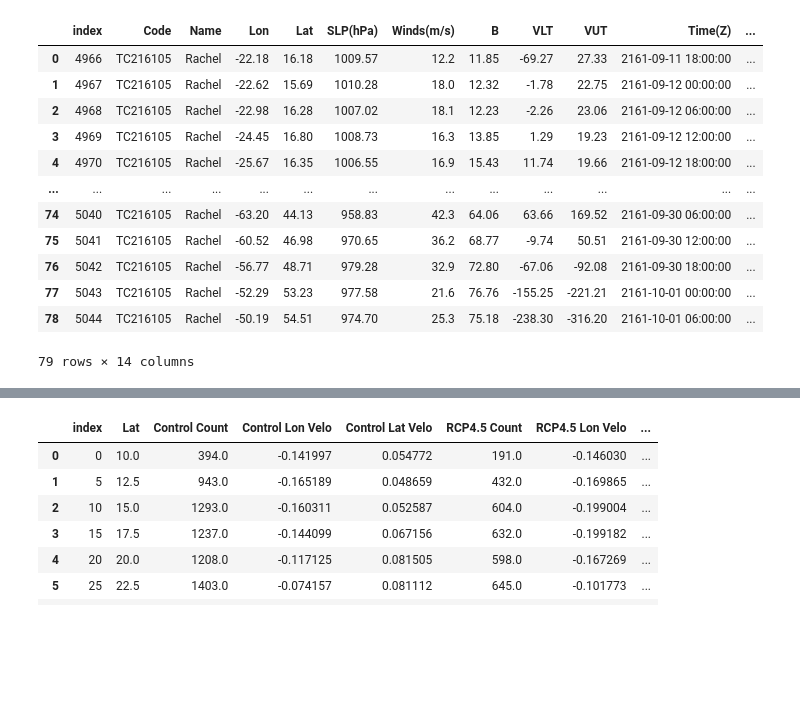
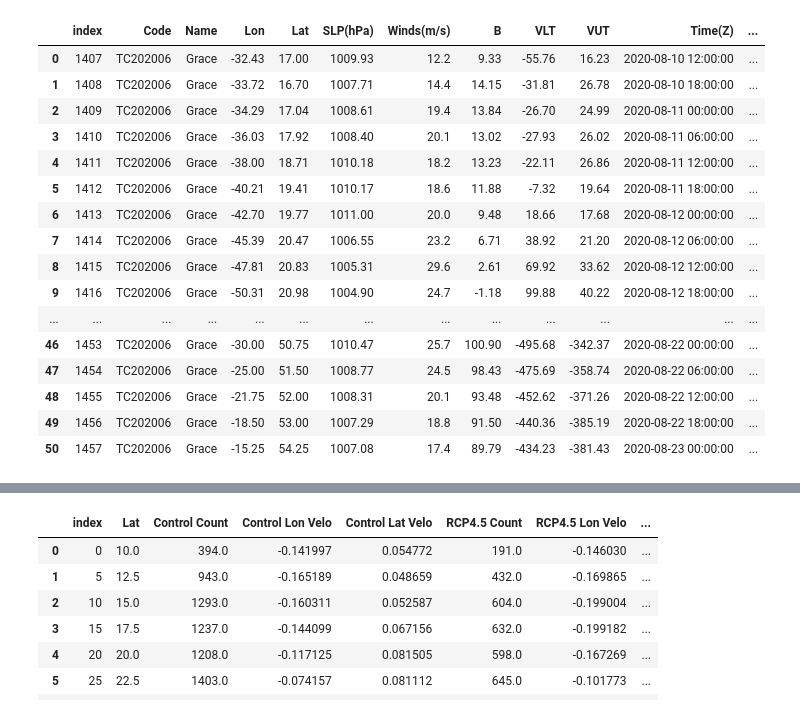
Before and after one commit to Luigi728/ExtraTrack_Github, a Jupyter notebook: RCP_Analysis/RCP_Analysis_V6.4.2.ipynb, the cells around one changed output, grey strips where cells are left out. Drawn from its saved outputs; the diff is of its cells as text; code cells hidden in the pictures; blank space fills up the shorter version.

```diff
--- a/RCP_Analysis/RCP_Analysis_V6.4.2.ipynb
+++ b/RCP_Analysis/RCP_Analysis_V6.4.2.ipynb
@@ -122,22 +107,26 @@ def Find_Velocity(DF_Storm):
     DF_Storm["Lat Diff"] = Lat_Diff
     return (DF_Storm)
 # %%
-DF_Rachel = Find_Storm(RCP85_Data, "TC216105")
-Find_Velocity(DF_Rachel)
+DF_Storm = Find_Storm(RCP45_Data, "TC202006")
+Find_Velocity(DF_Storm)
 # %% [output]
 |  | index | Code | Name | Lon | Lat | SLP(hPa) | Winds(m/s) | B | VLT | VUT | Time(Z) | ... |
-| 0 | 4966 | TC216105 | Rachel | -22.18 | 16.18 | 1009.57 | 12.2 | 11.85 | -69.27 | 27.33 | 2161-09-11 18:00:00 | ... |
-| 1 | 4967 | TC216105 | Rachel | -22.62 | 15.69 | 1010.28 | 18.0 | 12.32 | -1.78 | 22.75 | 2161-09-12 00:00:00 | ... |
-| 2 | 4968 | TC216105 | Rachel | -22.98 | 16.28 | 1007.02 | 18.1 | 12.23 | -2.26 | 23.06 | 2161-09-12 06:00:00 | ... |
-| 3 | 4969 | TC216105 | Rachel | -24.45 | 16.80 | 1008.73 | 16.3 | 13.85 | 1.29 | 19.23 | 2161-09-12 12:00:00 | ... |
-| 4 | 4970 | TC216105 | Rachel | -25.67 | 16.35 | 1006.55 | 16.9 | 15.43 | 11.74 | 19.66 | 2161-09-12 18:00:00 | ... |
+| 0 | 1407 | TC202006 | Grace | -32.43 | 17.00 | 1009.93 | 12.2 | 9.33 | -55.76 | 16.23 | 2020-08-10 12:00:00 | ... |
+| 1 | 1408 | TC202006 | Grace | -33.72 | 16.70 | 1007.71 | 14.4 | 14.15 | -31.81 | 26.78 | 2020-08-10 18:00:00 | ... |
+| 2 | 1409 | TC202006 | Grace | -34.29 | 17.04 | 1008.61 | 19.4 | 13.84 | -26.70 | 24.99 | 2020-08-11 00:00:00 | ... |
+| 3 | 1410 | TC202006 | Grace | -36.03 | 17.92 | 1008.40 | 20.1 | 13.02 | -27.93 | 26.02 | 2020-08-11 06:00:00 | ... |
+| 4 | 1411 | TC202006 | Grace | -38.00 | 18.71 | 1010.18 | 18.2 | 13.23 | -22.11 | 26.86 | 2020-08-11 12:00:00 | ... |
+| 5 | 1412 | TC202006 | Grace | -40.21 | 19.41 | 1010.17 | 18.6 | 11.88 | -7.32 | 19.64 | 2020-08-11 18:00:00 | ... |
+| 6 | 1413 | TC202006 | Grace | -42.70 | 19.77 | 1011.00 | 20.0 | 9.48 | 18.66 | 17.68 | 2020-08-12 00:00:00 | ... |
+| 7 | 1414 | TC202006 | Grace | -45.39 | 20.47 | 1006.55 | 23.2 | 6.71 | 38.92 | 21.20 | 2020-08-12 06:00:00 | ... |
+| 8 | 1415 | TC202006 | Grace | -47.81 | 20.83 | 1005.31 | 29.6 | 2.61 | 69.92 | 33.62 | 2020-08-12 12:00:00 | ... |
+| 9 | 1416 | TC202006 | Grace | -50.31 | 20.98 | 1004.90 | 24.7 | -1.18 | 99.88 | 40.22 | 2020-08-12 18:00:00 | ... |
 | ... | ... | ... | ... | ... | ... | ... | ... | ... | ... | ... | ... | ... |
-| 74 | 5040 | TC216105 | Rachel | -63.20 | 44.13 | 958.83 | 42.3 | 64.06 | 63.66 | 169.52 | 2161-09-30 06:00:00 | ... |
-| 75 | 5041 | TC216105 | Rachel | -60.52 | 46.98 | 970.65 | 36.2 | 68.77 | -9.74 | 50.51 | 2161-09-30 12:00:00 | ... |
-| 76 | 5042 | TC216105 | Rachel | -56.77 | 48.71 | 979.28 | 32.9 | 72.80 | -67.06 | -92.08 | 2161-09-30 18:00:00 | ... |
-| 77 | 5043 | TC216105 | Rachel | -52.29 | 53.23 | 977.58 | 21.6 | 76.76 | -155.25 | -221.21 | 2161-10-01 00:00:00 | ... |
-| 78 | 5044 | TC216105 | Rachel | -50.19 | 54.51 | 974.70 | 25.3 | 75.18 | -238.30 | -316.20 | 2161-10-01 06:00:00 | ... |
+| 46 | 1453 | TC202006 | Grace | -30.00 | 50.75 | 1010.47 | 25.7 | 100.90 | -495.68 | -342.37 | 2020-08-22 00:00:00 | ... |
+| 47 | 1454 | TC202006 | Grace | -25.00 | 51.50 | 1008.77 | 24.5 | 98.43 | -475.69 | -358.74 | 2020-08-22 06:00:00 | ... |
+| 48 | 1455 | TC202006 | Grace | -21.75 | 52.00 | 1008.31 | 20.1 | 93.48 | -452.62 | -371.26 | 2020-08-22 12:00:00 | ... |
+| 49 | 1456 | TC202006 | Grace | -18.50 | 53.00 | 1007.29 | 18.8 | 91.50 | -440.36 | -385.19 | 2020-08-22 18:00:00 | ... |
+| 50 | 1457 | TC202006 | Grace | -15.25 | 54.25 | 1007.08 | 17.4 | 89.79 | -434.23 | -381.43 | 2020-08-23 00:00:00 | ... |
-79 rows × 14 columns
 # %%
 # Create New DF With Translation Velocity Info
 def Velocity_DF(DF, Codes):
```
Also changed, not shown: parts of 15 cells of this notebook.
